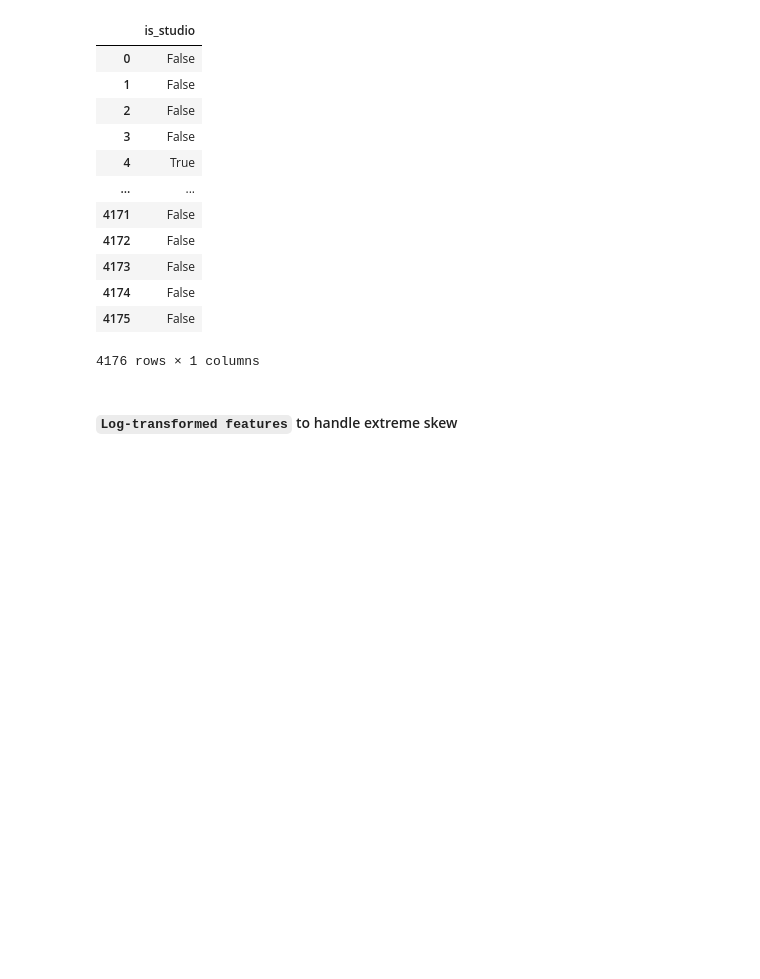
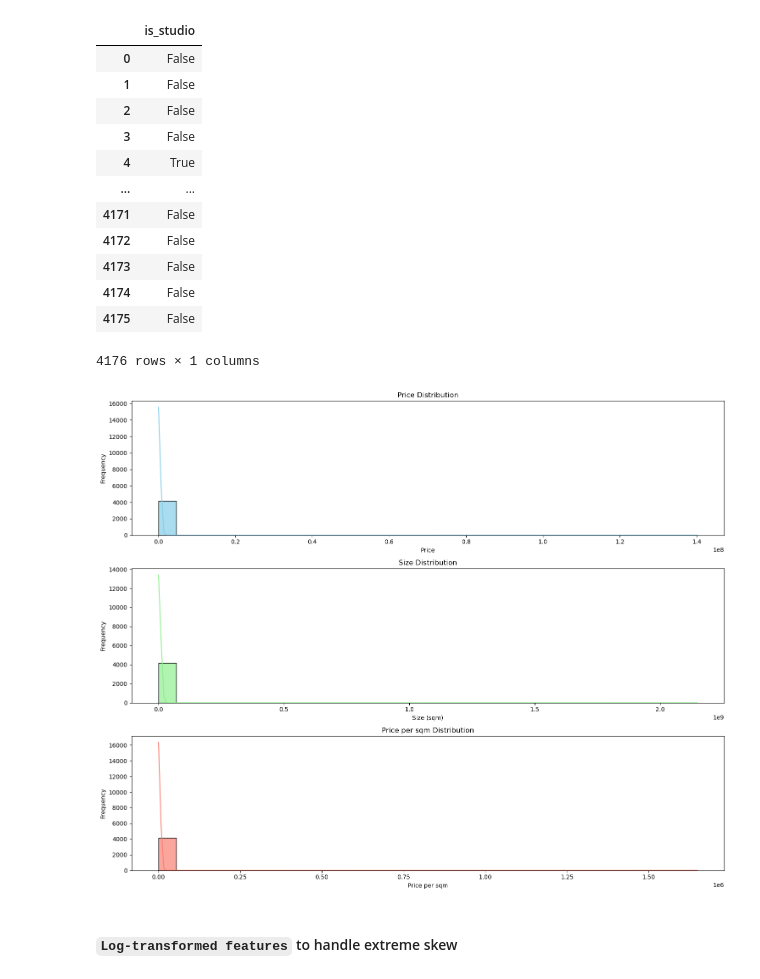
Before and after one commit to Janna-Khalid/Oman-Rental-Insights-Price-Prediction-Model, a Jupyter notebook: Enhanced Version/Feature Engineering & Predictive Modeling/FeatureEng_and_PredictiveModel.ipynb, the cells around one changed output. Saved outputs shown, nothing was run; the diff lists cells and outputs as text; code cells hidden in the pictures; blank space fills up the shorter version.

```diff
--- a/Enhanced Version/Feature Engineering & Predictive Modeling/FeatureEng_and_PredictiveModel.ipynb
+++ b/Enhanced Version/Feature Engineering & Predictive Modeling/FeatureEng_and_PredictiveModel.ipynb
@@ -103,6 +103,37 @@ df[["is_studio"]]
 | 4174 | False |
 | 4175 | False |
 4176 rows × 1 columns
+# %%
+import matplotlib.pyplot as plt
+import seaborn as sns
+
+plt.figure(figsize=(15, 12))
+
+# Price Distribution
+plt.subplot(3, 1, 1)
+sns.histplot(df["Price"], bins=30, color="skyblue", alpha=0.7, kde=True)
+plt.title("Price Distribution")
+plt.xlabel("Price")
+plt.ylabel("Frequency")
+
+# Size Distribution
+plt.subplot(3, 1, 2)
+sns.histplot(df["Size"], bins=30, color="lightgreen", alpha=0.7, kde=True)
+plt.title("Size Distribution")
+plt.xlabel("Size (sqm)")
+plt.ylabel("Frequency")
+
+# Price per sqm Distribution
+plt.subplot(3, 1, 3)
+sns.histplot(df["Price per sqm"], bins=30, color="salmon", alpha=0.7, kde=True)
+plt.title("Price per sqm Distribution")
+plt.xlabel("Price per sqm")
+plt.ylabel("Frequency")
+
+plt.tight_layout()
+plt.show()
+# %% [output]
+[figure, added]
 # %% [markdown]
 #### `Log-transformed features` to handle extreme skew
 # %%
```
Also changed, not shown: parts of 5 cells of this notebook.
